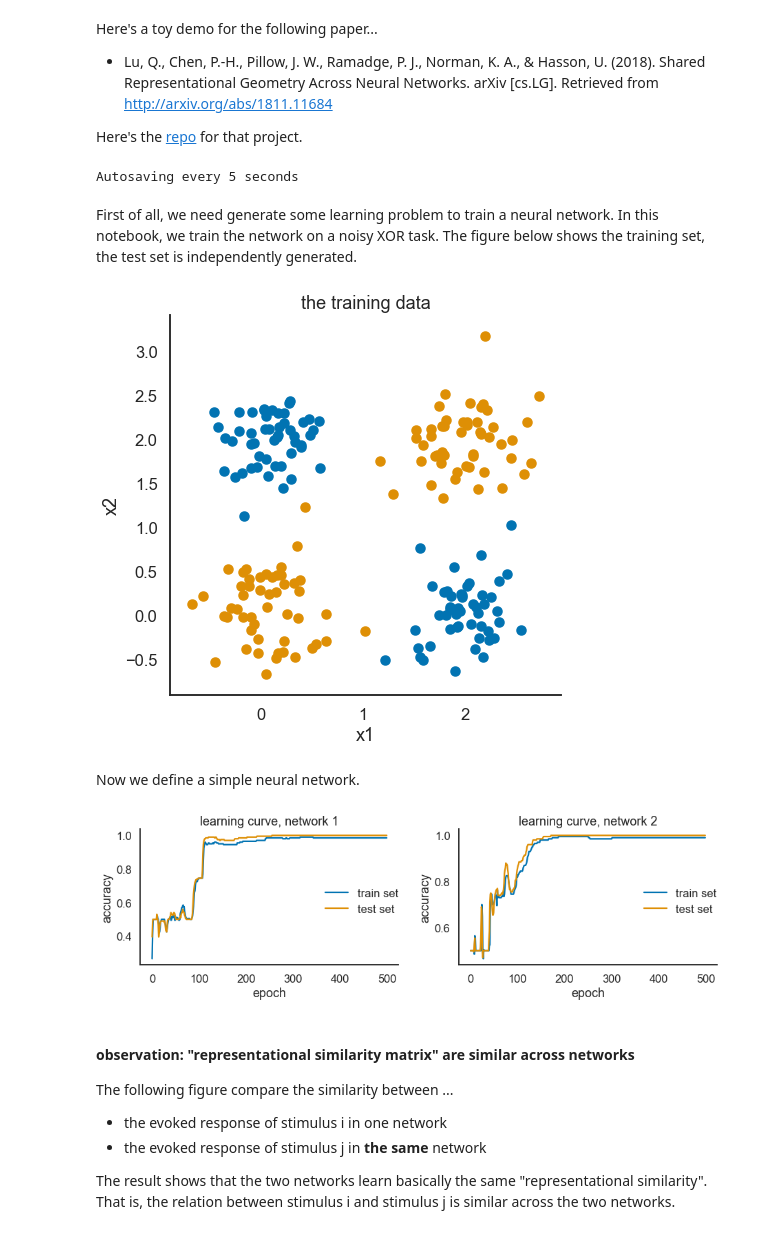
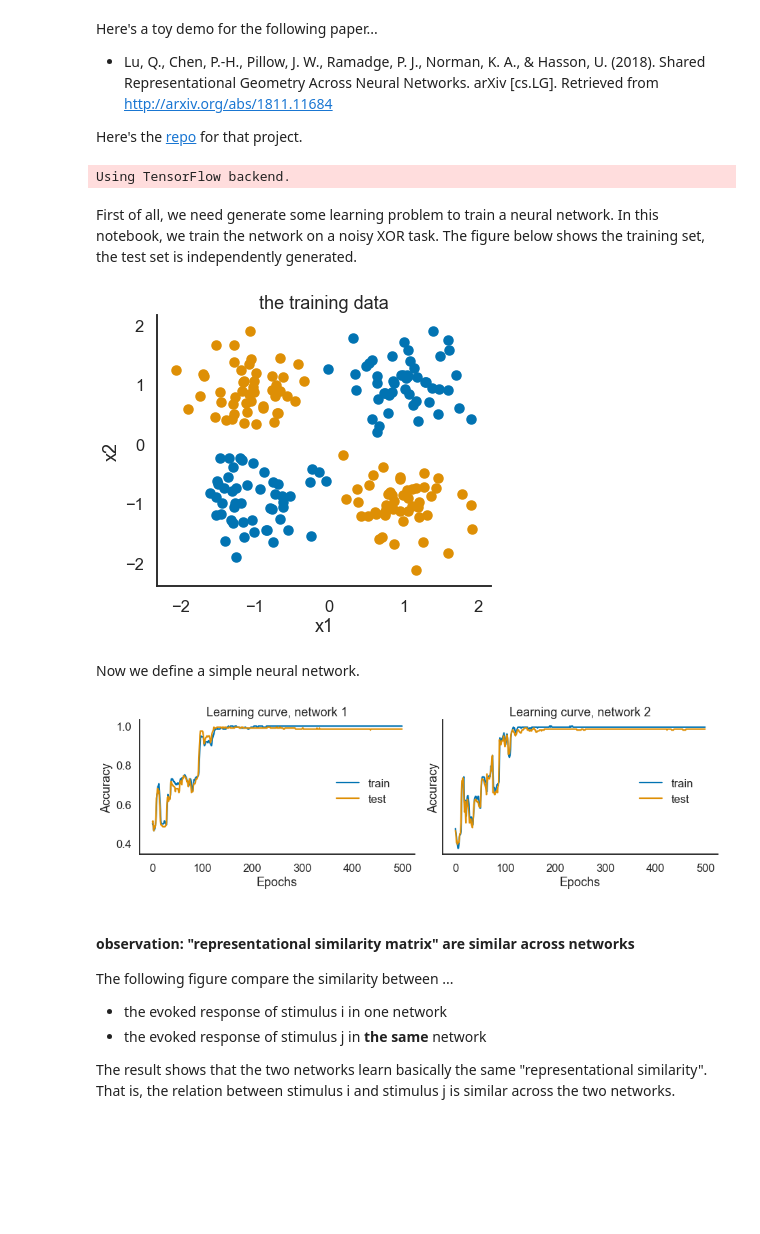
Before and after one commit to qihongl/demo-nnalign, a Jupyter notebook: demo-nnalign.ipynb, the cells around one changed output. Saved outputs shown, nothing was run; the diff lists cells and outputs as text; code cells hidden in the pictures; blank space fills up the shorter version.

```diff
--- a/demo-nnalign.ipynb
+++ b/demo-nnalign.ipynb
@@ -6,51 +6,59 @@ Retrieved from http://arxiv.org/abs/1811.11684
 
 Here's the <a href="https://github.com/qihongl/nnsrm-neurips18">repo</a> for that project.
 # %%
-import torch
 import numpy as np
 import matplotlib.pyplot as plt
 import seaborn as sns
-from data_gen import get_XOR_data
-from models import Net, train_net, get_hidden_acts
 from brainiak.funcalign.srm import SRM
 from sklearn.preprocessing import StandardScaler
+from sklearn.datasets import make_blobs, make_classification
+from keract import get_activations
+from keras.models import Sequential
+from keras.layers import Dense
 
 sns.set(style='white', context='talk', palette='colorblind')
-
 np.random.seed(0)
-torch.manual_seed(0)
-%autosave 5
-
-# some simulation params
-n_epochs = 500
-learning_rate = .003
-n_hidden = 50
-n_features = 2
-n_pts_each_cloud = 50
 # %% [output]
-Autosaving every 5 seconds
+Using TensorFlow backend.
 # %% [markdown]
 First of all, we need generate some learning problem to train a neural network. In this notebook, we train the network on a noisy XOR task. The figure below shows the training set, the test set is independently generated.
+# %%
+def make_xor_data(n_samples=200):
+    center_locs = np.array([[1,1],[-1,-1],[1,-1],[-1,1]])
+    cluster_std = .4
+    n_features = 2
+    n_classes = 2
+    # gen pts
+    coords, cluster_ids = make_blobs(
+        n_features=n_features,
+        n_samples=n_samples,
+        shuffle=False,
+        cluster_std=cluster_std,
+        centers=center_locs
+    )
+    points_per_class = n_samples // n_classes
+    class_labels = np.repeat([0,1], points_per_class)
+    return coords, class_labels
 # %%
 # generate some XOR data
-x, y = get_XOR_data(n_pts_each_cloud)
-x_test, y_test = get_XOR_data(n_pts_each_cloud)
-n_examples = len(y)
+n_examples = 200
+x_train, y_train = make_xor_data(n_examples)
+x_test, y_test = make_xor_data(n_examples)
 
 # plot the data
 cur_palette = sns.color_palette(n_colors=2)
 
-f, ax = plt.subplots(1,1, figsize=(7,7))
-for i, y_val in enumerate(np.unique(y.numpy())):
+f, ax = plt.subplots(1,1, figsize=(6,5))
+for i, y_val in enumerate(np.unique(y_train)):
     ax.scatter(
-        x.numpy()[y_val == y.numpy(),0],x.numpy()[y_val == y.numpy(),1],
-        color=cur_palette[i]
+        x_train[y_val == y_train,0],x_train[y_val == y_train,1],
+        color=cur_palette[i],
     )
 ax.set_xlabel('x1')
 ax.set_ylabel('x2')
 ax.set_title('the training data')
 sns.despine()
 # %% [output]
-[figure, old version]
+[figure, new version]
 # %% [markdown]
 Now we define a simple neural network.
@@ -76,22 +105,17 @@ net2, accuracy_train_2, accuracy_test_2 = train_net(
 # %%
-accs_train = [accuracy_train_1, accuracy_train_2]
-accs_test = [accuracy_test_1, accuracy_test_2]
-
-# plot the learning curve
-f, axes = plt.subplots(1,2, figsize=(13,4))
-for i, ax in enumerate(axes):
-
-    ax.plot(accs_train[i], label='train set')
-    ax.plot(accs_test[i], label='test set')
-    ax.set_title(f'learning curve, network {i+1}')
-    ax.set_xlabel('epoch')
-    ax.set_ylabel('accuracy')
+f, axes = plt.subplots(1,n_nets, figsize=(13,4),sharey=True)
+for i,ax in enumerate(axes):
+    ax.plot(records[i].history['acc'],label='train')
+    ax.plot(records[i].history['val_acc'],label='test')
+    ax.set_title(f'Learning curve, network {i+1}')
+    ax.set_xlabel('Epochs')
+    ax.set_ylabel('Accuracy')
     ax.legend(frameon=False, bbox_to_anchor=(.7, .6), loc=2, borderaxespad=0)
 
 sns.despine()
 f.tight_layout()
 # %% [output]
-[figure, old version]
+[figure, new version]
 # %% [markdown]
 #### observation: "representational similarity matrix" are similar across networks
 
```
Also changed, not shown: parts of 16 cells of this notebook, 3 other files.
